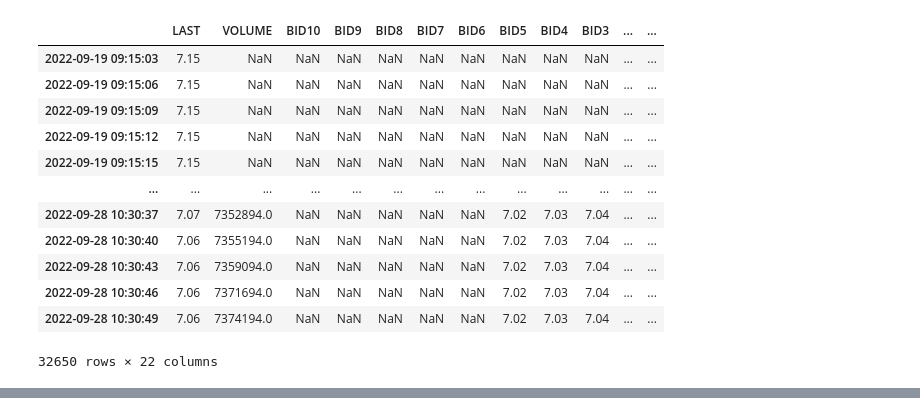
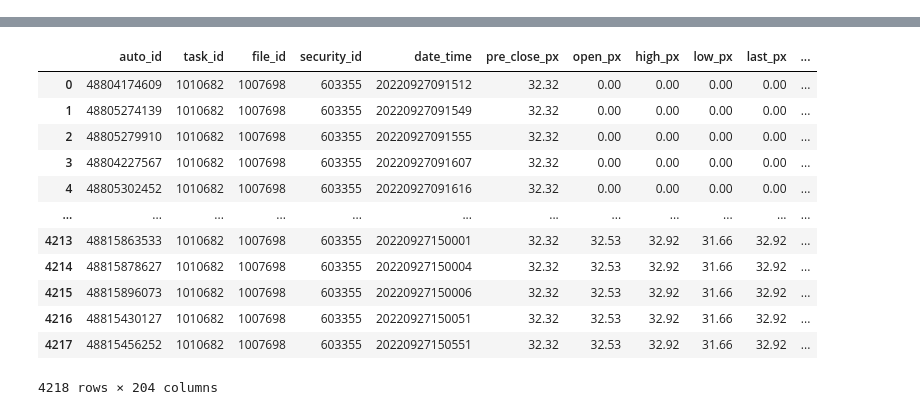
Before and after one commit to PXY11/trading-optimize, a Jupyter notebook: test_api.ipynb, the cells around one changed output, grey strips where cells are left out. Cells and saved outputs as stored; diff of their text form; code cells hidden in the pictures.

```diff
--- a/test_api.ipynb
+++ b/test_api.ipynb
@@ -14,27 +11,0 @@ TypeError: unsupported operand type(s) for -: 'NoneType' and 'int'
-# %%
-from WindPy import *
-
-#Wind API 使用W账户密码登录
-w.start()
-
-#return True and then can go to next operation.
-w.isconnected()
-
-import pandas as pd
-wdata = w.wst("600000.SH", "last,volume,bid10,bid9,bid8,bid7,bid6,bid5,bid4,bid3,bid2,bid1,ask10,ask9,ask8,ask7,ask6,ask5,ask4,ask3,ask2,ask1",
-"2022-08-01 09:00:00", "2022-09-28 10:30:51", "",usedf=True)[1]
-wdata
-# %% [output]
-|  | LAST | VOLUME | BID10 | BID9 | BID8 | BID7 | BID6 | BID5 | BID4 | BID3 | ... | ... |
-| 2022-09-19 09:15:03 | 7.15 | NaN | NaN | NaN | NaN | NaN | NaN | NaN | NaN | NaN | ... | ... |
-| 2022-09-19 09:15:06 | 7.15 | NaN | NaN | NaN | NaN | NaN | NaN | NaN | NaN | NaN | ... | ... |
-| 2022-09-19 09:15:09 | 7.15 | NaN | NaN | NaN | NaN | NaN | NaN | NaN | NaN | NaN | ... | ... |
-| 2022-09-19 09:15:12 | 7.15 | NaN | NaN | NaN | NaN | NaN | NaN | NaN | NaN | NaN | ... | ... |
-| 2022-09-19 09:15:15 | 7.15 | NaN | NaN | NaN | NaN | NaN | NaN | NaN | NaN | NaN | ... | ... |
-| ... | ... | ... | ... | ... | ... | ... | ... | ... | ... | ... | ... | ... |
-| 2022-09-28 10:30:37 | 7.07 | 7352894.0 | NaN | NaN | NaN | NaN | NaN | 7.02 | 7.03 | 7.04 | ... | ... |
-| 2022-09-28 10:30:40 | 7.06 | 7355194.0 | NaN | NaN | NaN | NaN | NaN | 7.02 | 7.03 | 7.04 | ... | ... |
-| 2022-09-28 10:30:43 | 7.06 | 7359094.0 | NaN | NaN | NaN | NaN | NaN | 7.02 | 7.03 | 7.04 | ... | ... |
-| 2022-09-28 10:30:46 | 7.06 | 7371694.0 | NaN | NaN | NaN | NaN | NaN | 7.02 | 7.03 | 7.04 | ... | ... |
-| 2022-09-28 10:30:49 | 7.06 | 7374194.0 | NaN | NaN | NaN | NaN | NaN | 7.02 | 7.03 | 7.04 | ... | ... |
-32650 rows × 22 columns
@@ -40,0 +20,14 @@ wdata
+# %%
+stock_code = '603355' #上交所
+
+#上交所取数
+sql = f'''
+SELECT *
+FROM quota_01.sh_stock_snapshot
+where security_id = '{stock_code}' and date_time > 20220927000000 and date_time < 20220928000000
+'''
+
+df_sh = dataset.get_data(sql)
+
+df_sh
+# %% [output]
@@ -40,0 +35,13 @@ wdata
+|  | auto_id | task_id | file_id | security_id | date_time | pre_close_px | open_px | high_px | low_px | last_px | ... |
+| 0 | 48804174609 | 1010682 | 1007698 | 603355 | 20220927091512 | 32.32 | 0.00 | 0.00 | 0.00 | 0.00 | ... |
+| 1 | 48805274139 | 1010682 | 1007698 | 603355 | 20220927091549 | 32.32 | 0.00 | 0.00 | 0.00 | 0.00 | ... |
+| 2 | 48805279910 | 1010682 | 1007698 | 603355 | 20220927091555 | 32.32 | 0.00 | 0.00 | 0.00 | 0.00 | ... |
+| 3 | 48804227567 | 1010682 | 1007698 | 603355 | 20220927091607 | 32.32 | 0.00 | 0.00 | 0.00 | 0.00 | ... |
+| 4 | 48805302452 | 1010682 | 1007698 | 603355 | 20220927091616 | 32.32 | 0.00 | 0.00 | 0.00 | 0.00 | ... |
+| ... | ... | ... | ... | ... | ... | ... | ... | ... | ... | ... | ... |
+| 4213 | 48815863533 | 1010682 | 1007698 | 603355 | 20220927150001 | 32.32 | 32.53 | 32.92 | 31.66 | 32.92 | ... |
+| 4214 | 48815878627 | 1010682 | 1007698 | 603355 | 20220927150004 | 32.32 | 32.53 | 32.92 | 31.66 | 32.92 | ... |
+| 4215 | 48815896073 | 1010682 | 1007698 | 603355 | 20220927150006 | 32.32 | 32.53 | 32.92 | 31.66 | 32.92 | ... |
+| 4216 | 48815430127 | 1010682 | 1007698 | 603355 | 20220927150051 | 32.32 | 32.53 | 32.92 | 31.66 | 32.92 | ... |
+| 4217 | 48815456252 | 1010682 | 1007698 | 603355 | 20220927150551 | 32.32 | 32.53 | 32.92 | 31.66 | 32.92 | ... |
+4218 rows × 204 columns
```
Also changed, not shown: parts of 5 cells of this notebook, 2 other files.
